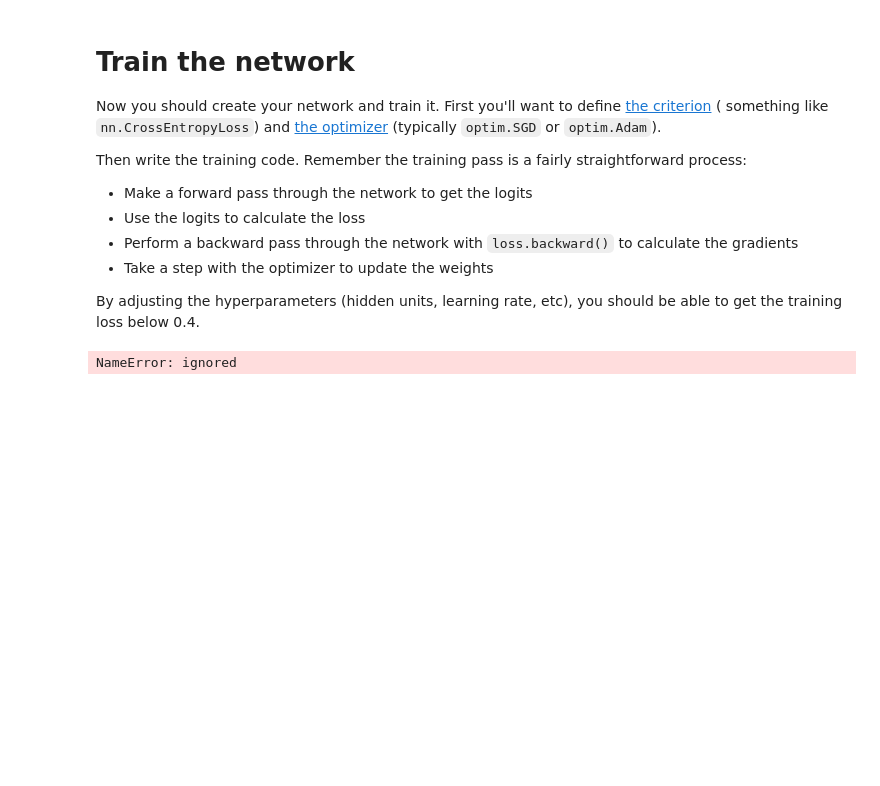
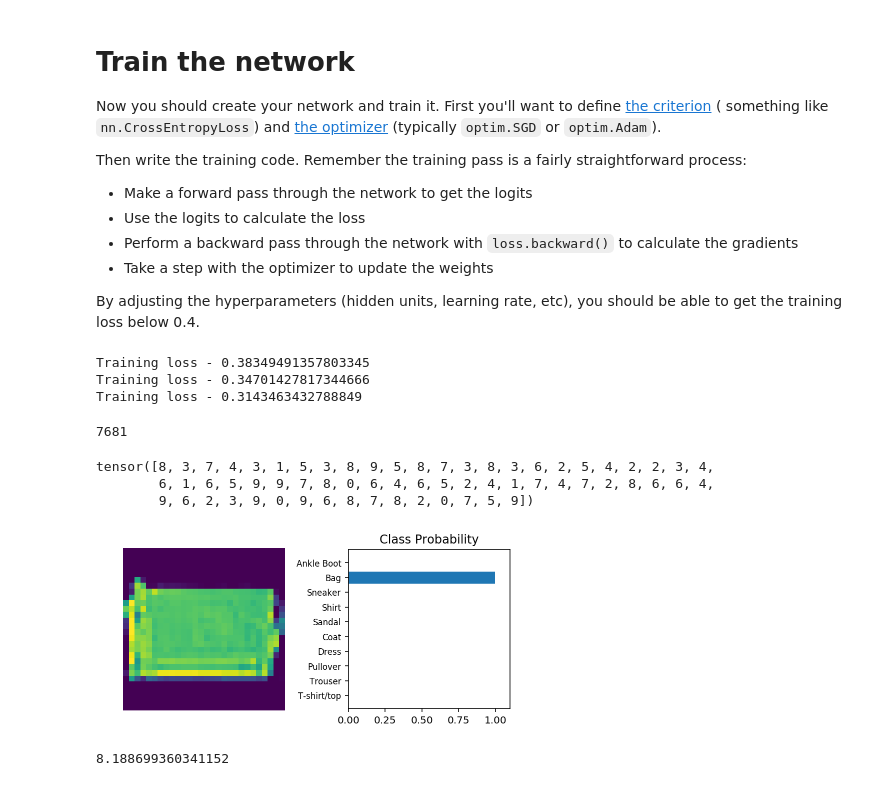
Before and after one commit to Bitha007/deep-learning-v2-pytorch, a Jupyter notebook: intro-to-pytorch/Part 4 - Fashion-MNIST (Exercises).ipynb, the cells around one changed output. Cells and saved outputs as stored; diff of their text form; code cells hidden in the pictures; blank space fills up the shorter version.

```diff
--- a/intro-to-pytorch/Part 4 - Fashion-MNIST (Exercises).ipynb
+++ b/intro-to-pytorch/Part 4 - Fashion-MNIST (Exercises).ipynb
@@ -75,9 +71,9 @@ By adjusting the hyperparameters (hidden units, learning rate, etc), you should
 # %%
 # TODO: Create the network, define the criterion and optimizer
 criterion = nn.CrossEntropyLoss()
-optimizer = optim.SGD(model.parameters(), lr=0.01)
+optimizer = optim.SGD(model.parameters(), lr=0.01, momentum=0.9)
 
-epoches = 5
+epoches = 30
 
 for e in range(epoches):
   running_loss = 0
@@ -86,10 +82,15 @@ for e in range(epoches):
     images, labels = next(iter(trainloader))
     images = images.view(images.shape[0], -1)
     outputs = model(images)
-    print(images.shape, torch.exp(outputs))
+#     print(images.shape, torch.exp(outputs))
     loss = criterion(outputs, labels)
-    print(loss)
+#     print(loss)
+    running_loss += loss
     loss.backward()
     optimizer.step()
+  else:
+    print(f"Training loss - {running_loss/len(trainloader)}")
 # %% [output]
-NameError: ignored
+Training loss - 0.38349491357803345
+Training loss - 0.34701427817344666
+Training loss - 0.3143463432788849
@@ -98,19 +97,45 @@ NameError: ignored
+# %%
+# TODO: Train the network here
+with torch.no_grad():
+  wrong = 0
+  for images, label in trainloader:
+    images, labels = next(iter(trainloader))
+    images = images.view(images.shape[0], -1)
+    outputs = model(images)
+    _, predicted = torch.max(outputs, 1)
+    for x, y, z in zip(predicted, labels, range(images.shape[0])):
+      if(x != y):
+        wrong += 1
+#         helper.view_classify(images[z].resize_(1, 28, 28), outputs[z], version='Fashion')
+  print(wrong)
+# %% [output]
+7681
 # %%
 %matplotlib inline
 %config InlineBackend.figure_format = 'retina'
 
 import helper
 
 # Test out your network!
 
 dataiter = iter(testloader)
 images, labels = dataiter.next()
 img = images[0]
 # Convert 2D image to 1D vector
 img = img.resize_(1, 784)
 
 # TODO: Calculate the class probabilities (softmax) for img
-ps =
+ps = model(img)
+pps = torch.exp(ps)
 
 # Plot the image and probabilities
-helper.view_classify(img.resize_(1, 28, 28), ps, version='Fashion')
+helper.view_classify(img.resize_(1, 28, 28), pps, version='Fashion')
+# %% [output]
+tensor([8, 3, 7, 4, 3, 1, 5, 3, 8, 9, 5, 8, 7, 3, 8, 3, 6, 2, 5, 4, 2, 2, 3, 4,
+        6, 1, 6, 5, 9, 9, 7, 8, 0, 6, 4, 6, 5, 2, 4, 1, 7, 4, 7, 2, 8, 6, 6, 4,
+        9, 6, 2, 3, 9, 0, 9, 6, 8, 7, 8, 2, 0, 7, 5, 9])
+[figure, added]
+# %%
+wrong/len(trainloader)
+# %% [output]
+8.188699360341152
```
Also changed, not shown: parts of 3 cells of this notebook.
